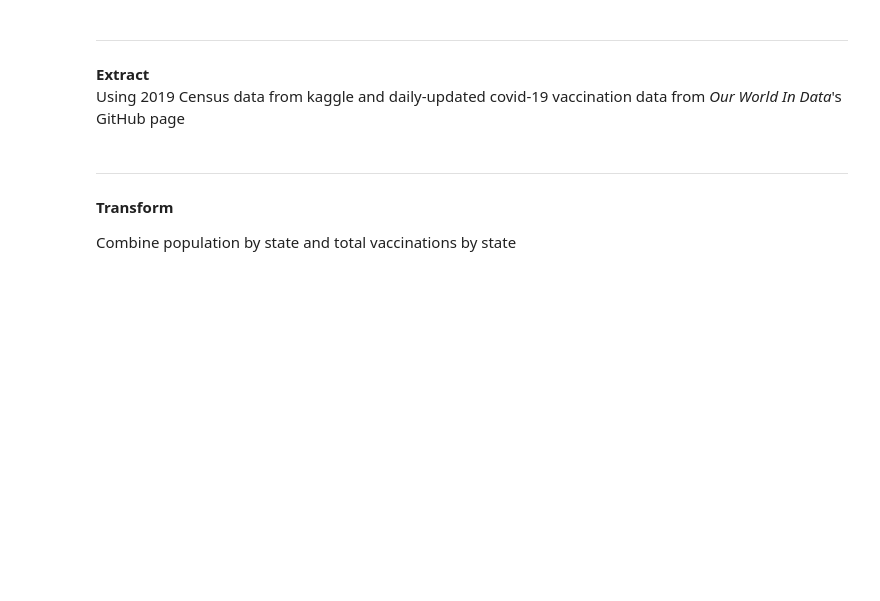
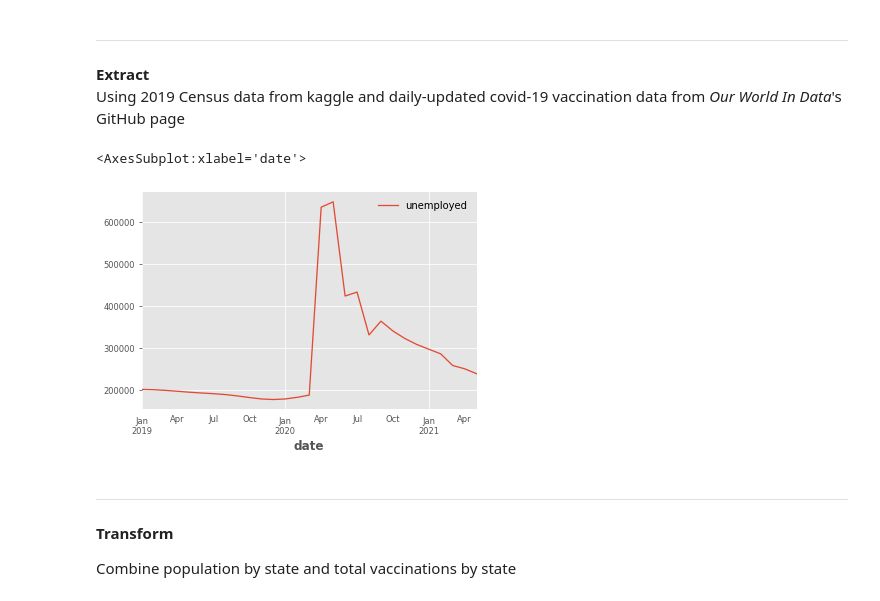
Before and after one commit to yangboyubyron/covid-19-vaccine-predictions, a Jupyter notebook: Covid-19 Dataset.ipynb, the cells around one changed output. Saved outputs shown, nothing was run; the diff lists cells and outputs as text; code cells hidden in the pictures; blank space fills up the shorter version.

```diff
--- a/Covid-19 Dataset.ipynb
+++ b/Covid-19 Dataset.ipynb
@@ -23,3 +56,44 @@ vacc_data = pd.read_csv("https://raw.githubusercontent.com/owid/covid-19-data/ma
+# %%
+def print_table(json_data):
+    import prettytable
+    for series in json_data['Results']['series']:
+        x = prettytable.PrettyTable(["series id","year","period","value","footnotes"])
+        seriesId = series['seriesID']
+        for item in series['data']:
+            year = item['year']
+            period = item['period']
+            value = item['value']
+            footnotes = ""
+            for footnote in item['footnotes']:
+                if footnote:
+                    footnotes = footnotes + footnote['text'] + ','
+
+            if 'M01' <= period <= 'M12':
+                x.add_row([seriesId,year,period,value,footnotes[0:-1]])
+
+    print(x.get_string())
+
+
+response_data = json_data['Results']['series'][0]['data']
+
+dates = []
+values = []
+for n in response_data:
+    dates.append(datetime.strptime(f"{n['year']}-{n['periodName']}", '%Y-%B'))
+    values.append(int(n['value']))
+
+df = pd.DataFrame({'date': dates, 'value': values})
+df.date = pd.to_datetime(df.date)
+df.sort_values(by='date')
+df.plot(x='date', y='value', label='unemployed')
+
+#print(json_data['Results']['series'][0]['data'])
+
+#print(json.dumps(json_data, index=4)) # pretty print json response
+#print_table(json_data)
+# %% [output]
+<AxesSubplot:xlabel='date'>
+[figure, added]
 # %% [markdown]
 ***
 __Transform__
```
Also changed, not shown: parts of 9 cells of this notebook, 1 other file.
